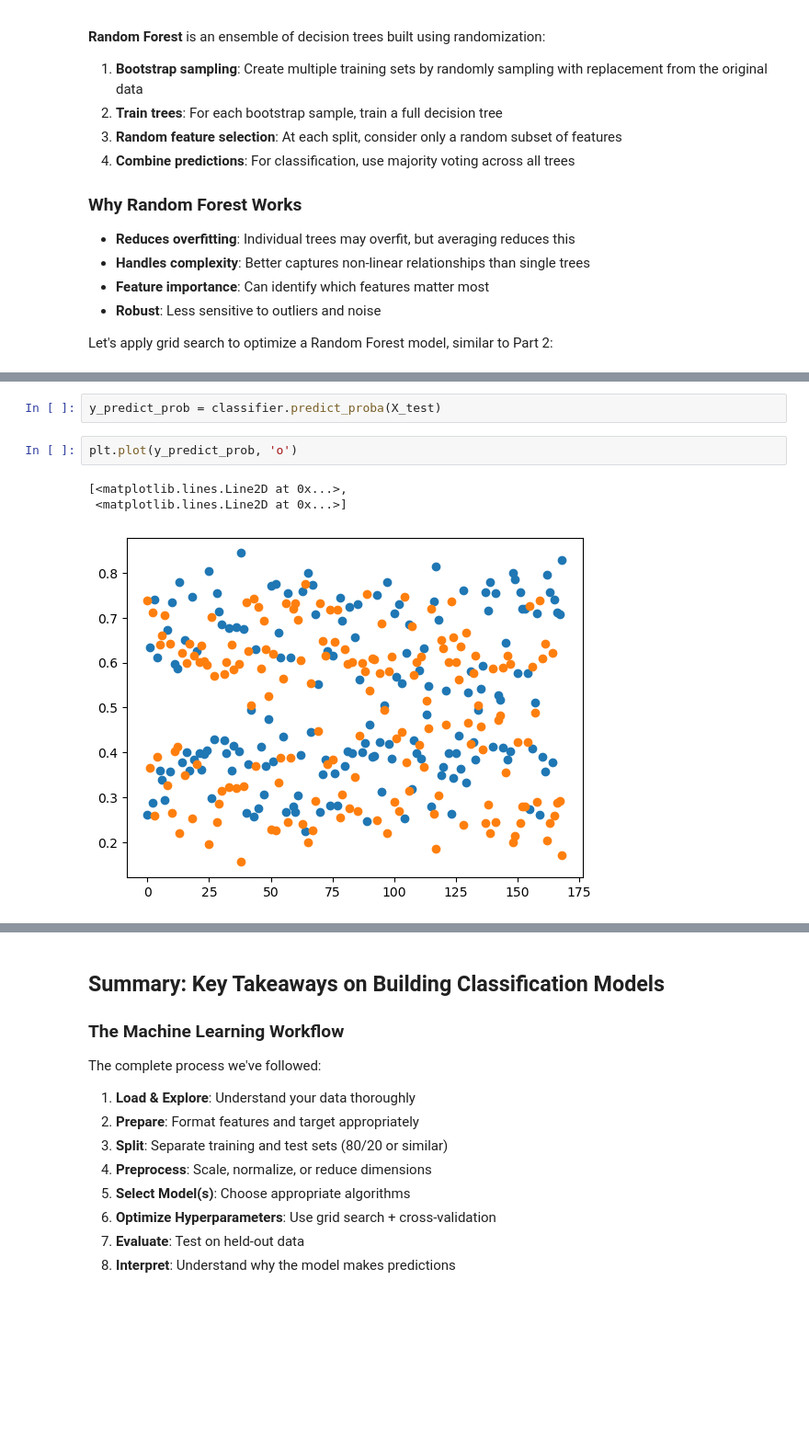
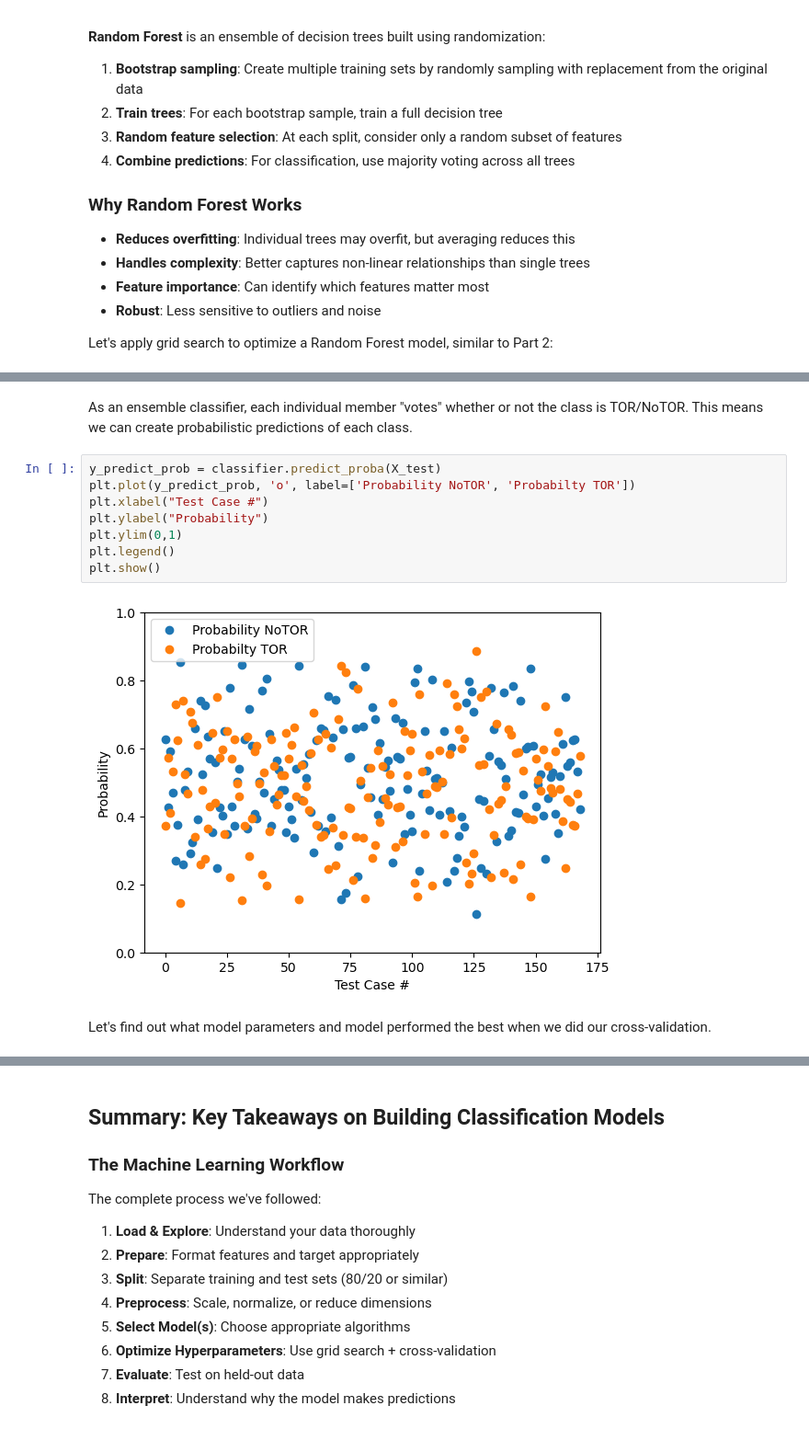
Before and after one commit to wblumberg/ESCI446, a Jupyter notebook: 06.Machine_Learning/ML_Classification_Example.ipynb, the cells around one changed output, grey strips where cells are left out. Shown at 92% size. Drawn from its saved outputs; the diff is of its cells as text; blank space fills up the shorter version.

```diff
--- a/06.Machine_Learning/ML_Classification_Example.ipynb
+++ b/06.Machine_Learning/ML_Classification_Example.ipynb
@@ -481,11 +519,17 @@ a, b, c, d = show_confusion_matrix(y_test, y_predict, normalize=None, clim=(0,60
+# %% [markdown]
+As an ensemble classifier, each individual member "votes" whether or not the class is TOR/NoTOR.  This means we can create probabilistic predictions of each class.
 # %%
 y_predict_prob = classifier.predict_proba(X_test)
+plt.plot(y_predict_prob, 'o', label=['Probability NoTOR', 'Probabilty TOR'])
+plt.xlabel("Test Case #")
+plt.ylabel("Probability")
+plt.ylim(0,1)
+plt.legend()
+plt.show()
+# %% [output]
+[figure, added]
-# %%
-plt.plot(y_predict_prob, 'o')
-# %% [output]
-[<matplotlib.lines.Line2D at 0x...>,
- <matplotlib.lines.Line2D at 0x...>]
-[figure, removed]
+# %% [markdown]
+Let's find out what model parameters and model performed the best when we did our cross-validation.
 # %%
 print(classifier.best_estimator_)
 print(classifier.best_params_)
```
Also changed, not shown: parts of 18 cells of this notebook.
